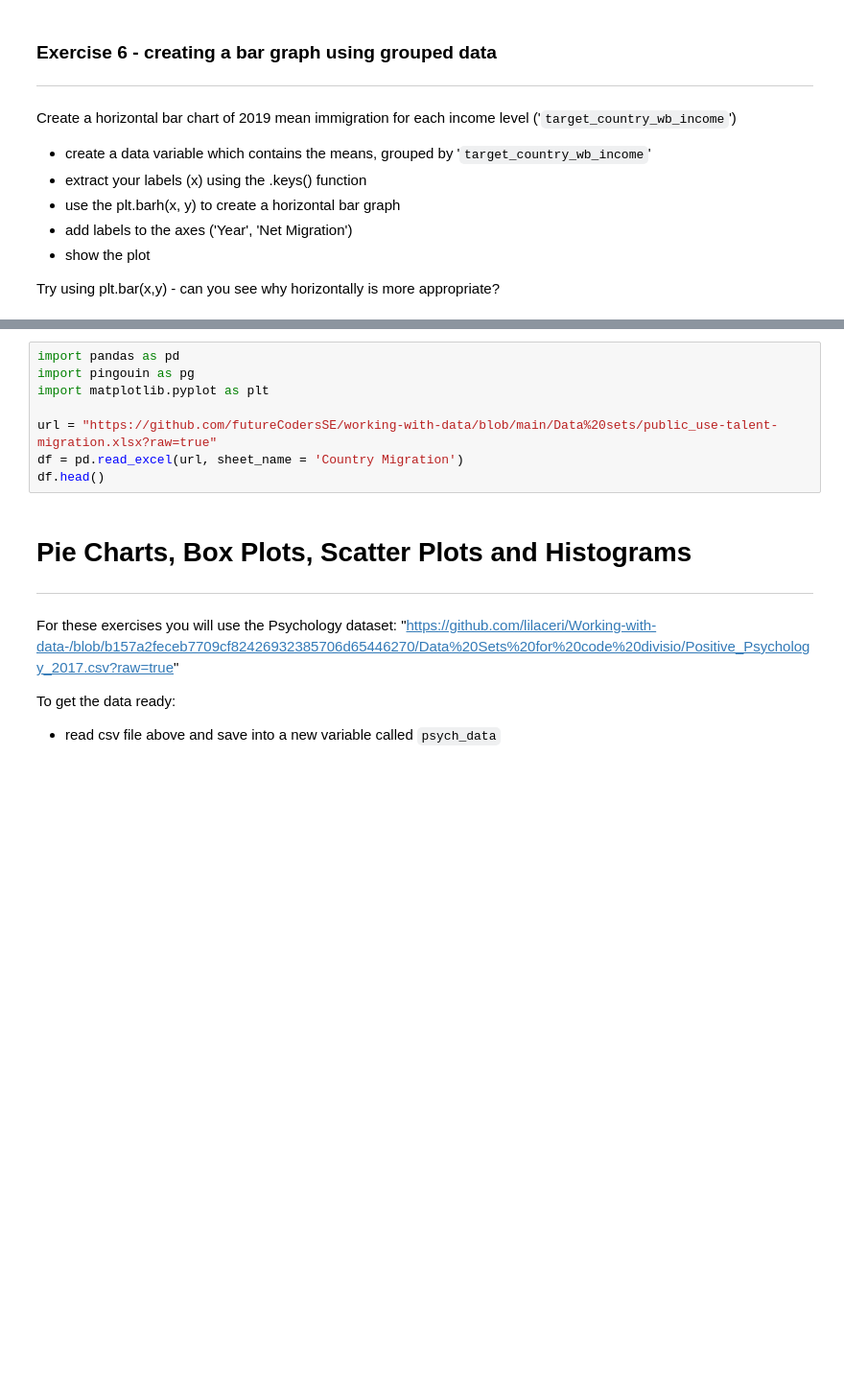
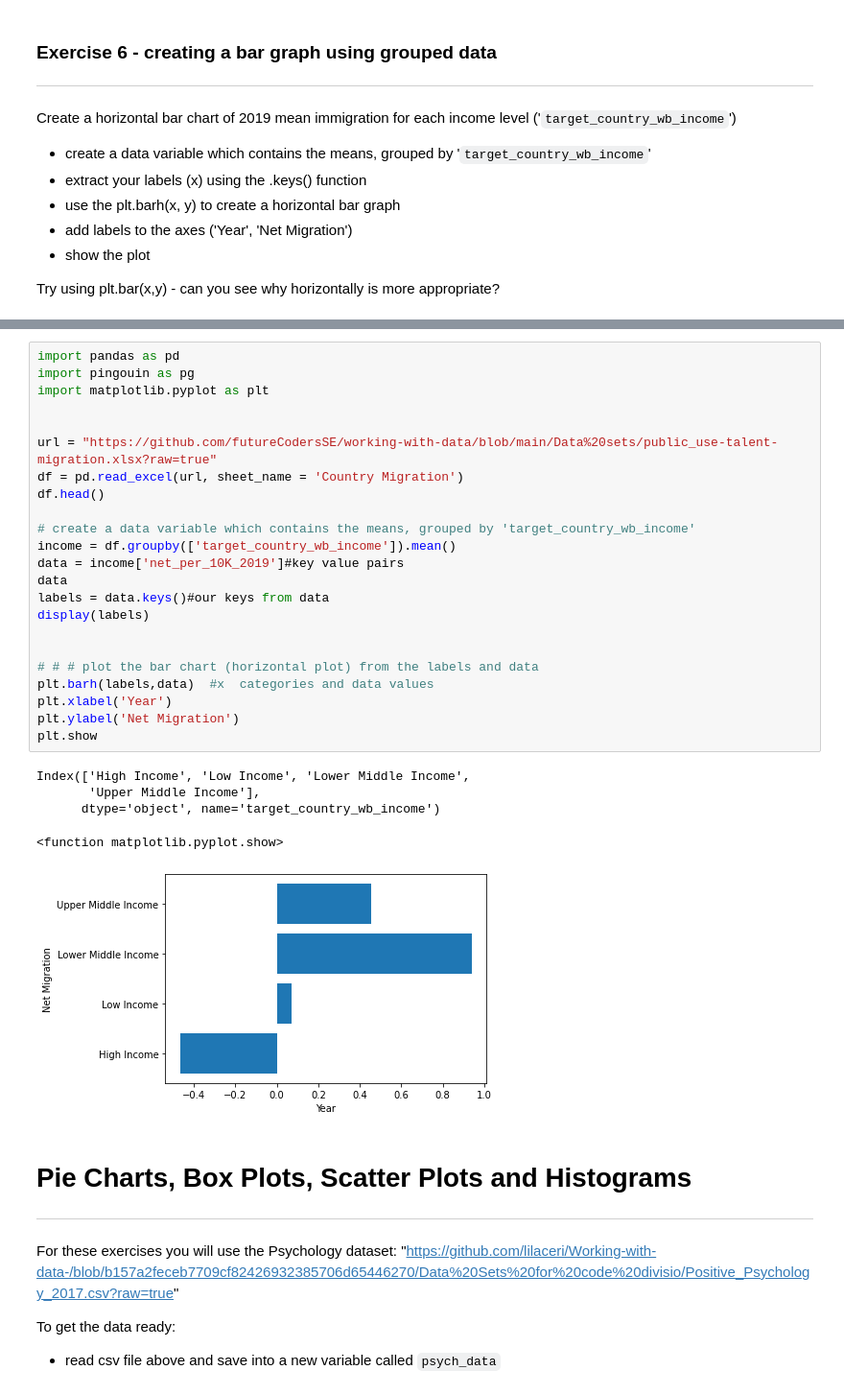
Before and after one commit to Jojomaque/DataScience, a Jupyter notebook: Jojo_Correlation_and_visualisation.ipynb, the cells around one changed output, grey strips where cells are left out. Shown at 96% size. Drawn from its saved outputs; the diff is of its cells as text; blank space fills up the shorter version.

```diff
--- a/Jojo_Correlation_and_visualisation.ipynb
+++ b/Jojo_Correlation_and_visualisation.ipynb
@@ -499,11 +519,32 @@ Try using plt.bar(x,y) - can you see why horizontally is more appropriate?
 # %%
 import pandas as pd
 import pingouin as pg
 import matplotlib.pyplot as plt
 
+
 url = "https://github.com/futureCodersSE/working-with-data/blob/main/Data%20sets/public_use-talent-migration.xlsx?raw=true"
 df = pd.read_excel(url, sheet_name = 'Country Migration')
 df.head()
+
+# create a data variable which contains the means, grouped by 'target_country_wb_income'
+income = df.groupby(['target_country_wb_income']).mean()
+data = income['net_per_10K_2019']#key value pairs
+data
+labels = data.keys()#our keys from data
+display(labels)
+
+
+# # # plot the bar chart (horizontal plot) from the labels and data
+plt.barh(labels,data)  #x  categories and data values
+plt.xlabel('Year')
+plt.ylabel('Net Migration')
+plt.show
+# %% [output]
+Index(['High Income', 'Low Income', 'Lower Middle Income',
+       'Upper Middle Income'],
+      dtype='object', name='target_country_wb_income')
+<function matplotlib.pyplot.show>
+[figure, added]
 # %% [markdown]
 # Pie Charts, Box Plots, Scatter Plots and Histograms
 ---
```
Also changed, not shown: parts of 1 cell of this notebook.
